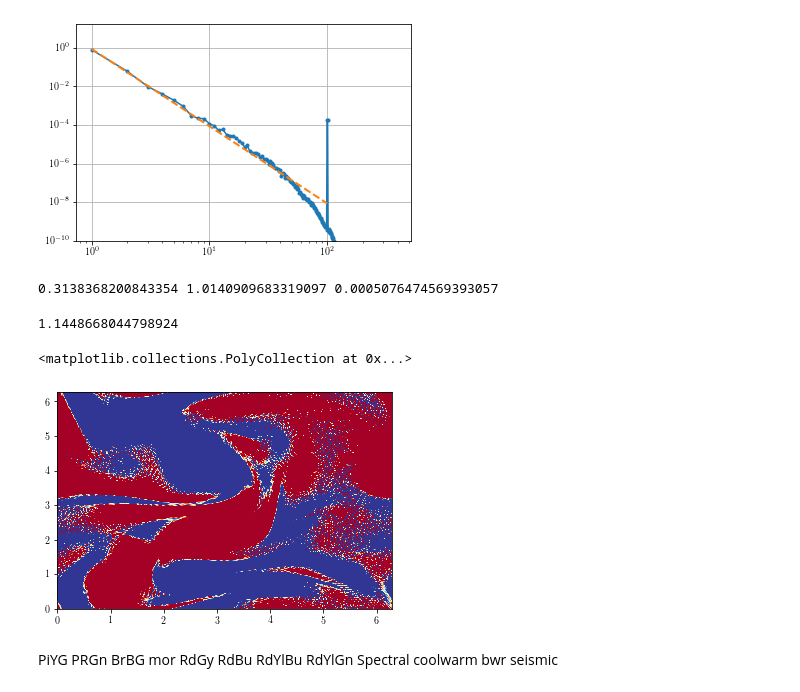
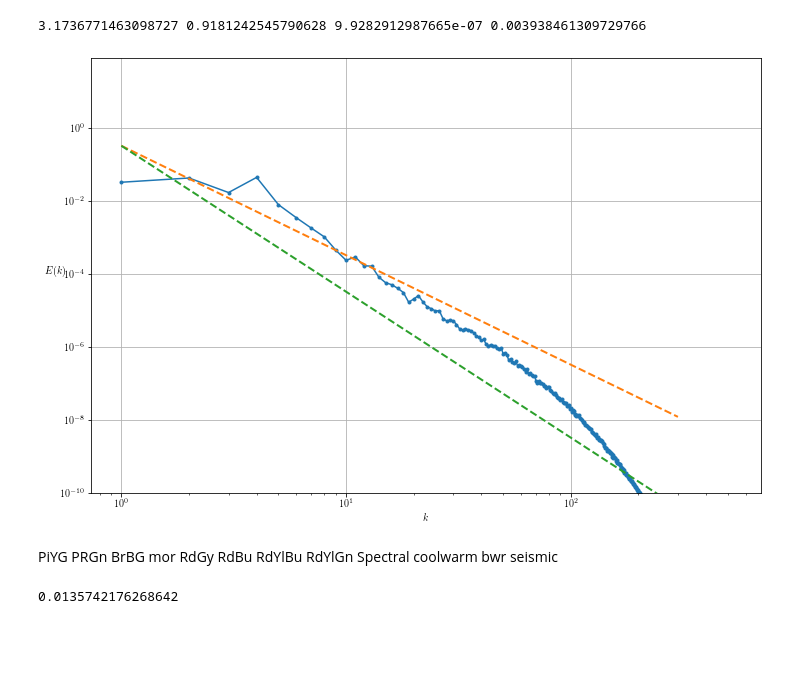
Before and after one commit to Rajarshi-prime/2D_HIT--GPU-, a Jupyter notebook: plotting-modified.ipynb, the cells around one changed output. Cells and saved outputs as stored; diff of their text form; code cells hidden in the pictures; blank space fills up the shorter version.

```diff
--- a/plotting-modified.ipynb
+++ b/plotting-modified.ipynb
@@ -69,40 +94,46 @@ plt.close()
+# %%
+e_arr = np.load(loadPath/f"last/e_arr.npy")
+kplot = np.arange(e_arr.size)
+dissip = np.sum(2*(nu*kplot**2 )*(2*np.pi)**(-2.0)*e_arr )
+# dissip = np.sum(2*(nu*kplot**2 )*e_arr )
+eta = (nu**3/dissip)**0.25
+t_k = eta**2/nu
+print(t_k,eta/dx,dissip,e_arr.sum()/(2*np.pi)**2)
+# %% [output]
+3.1736771463098727 0.9181242545790628 9.9282912987665e-07 0.003938461309729766
 # %%
-e_arr = np.load(loadPath/f"last/e_arr.npy")
+plt.figure(figsize=(12,8))
 kplot = np.arange(e_arr.size)
-dissip = np.sum(2*nu*kplot**2*e_arr)
-eta = (nu**3/dissip)**0.25
-t_k = eta**2/nu
-plt.plot(kplot[1:].get(),(e_arr[1:]*kplot[1:]**(0/3)).get(),'.-')
+
+plt.plot(kplot[1:].get(),(e_arr[1:]*kplot[1:]**(-0/3)).get(),'.-')
 # plt.axvline(Nx//3*0.5,color = "black")
 # plt.axvline(Nx//3*0.6,color = "black")
 # plt.axvline(2,color = "black")
 # plt.axvline(4,color = "black")
-xline1 = np.array([1.,100.])
-yline1 = xline1**(-12/3)
-yline1[:] = yline1/yline1[0]*e_arr[1]*1.1
+xline1 = np.array([1.,300.])
+yline1 = xline1**(-9/3)
+yline2 = xline1**(-12/3)
+yline3 = xline1**(-5/3)
+yline1[:] = yline1/yline1[0]*e_arr[1]*10
+yline2[:] = yline2/yline2[0]*e_arr[1]*10
+yline3[:] = yline3/yline3[0]*e_arr[1]*10
 plt.plot(xline1.get(),yline1.get(),"--",linewidth = 2)
+plt.plot(xline1.get(),yline2.get(),"--",linewidth = 2)
+# plt.plot(xline1.get(),yline3.get(),"--",linewidth = 2)
 plt.xscale("log")
 plt.yscale("log")
 plt.ylim(1e-10,plt.ylim()[-1])
 # plt.xlim(120,180)
+plt.xlabel(r"$k$")
+plt.ylabel(r"$E(k)$",rotation = 0)
 plt.grid()
 np.sum(e_arr)
+plt.savefig(savePlot/"e_k_divya1.png",dpi = 300)
 plt.show()
-print(t_k,eta*(N//3),dissip)
+plt.close()
+# print(t_k,eta*(N//3),dissip,e_arr.sum())
 # %% [output]
-[figure, old version]
+[figure, new version]
-0.3138368200843354 1.0140909683319097 0.0005076474569393057
-# %%
-((5e-5**3/0.005)**0.25)*(512)
-# %% [output]
-1.1448668044798924
-# %%
-norm = TwoSlopeNorm(vcenter = 0,vmax = 0.1,vmin=-0.1)
-plt.pcolor(Xplot.get(),Yplot.get(),(xnew.T).get(),cmap = "RdYlBu",norm = norm)
-# plt.plot(pos[:,0].get(),pos[:,1].get(),'.',color='black',markersize  = 0.3)
-# %% [output]
-<matplotlib.collections.PolyCollection at 0x...>
-[figure, removed]
 # %% [markdown]
 PiYG
 PRGn
@@ -116,3 +147,8 @@ Spectral
 coolwarm
 bwr
 seismic
+# %%
+dissip = (10*nu)**3/(3/N )**4
+dissip
+# %% [output]
+0.0135742176268642
```
Also changed, not shown: parts of 11 cells of this notebook, 5 other files.
